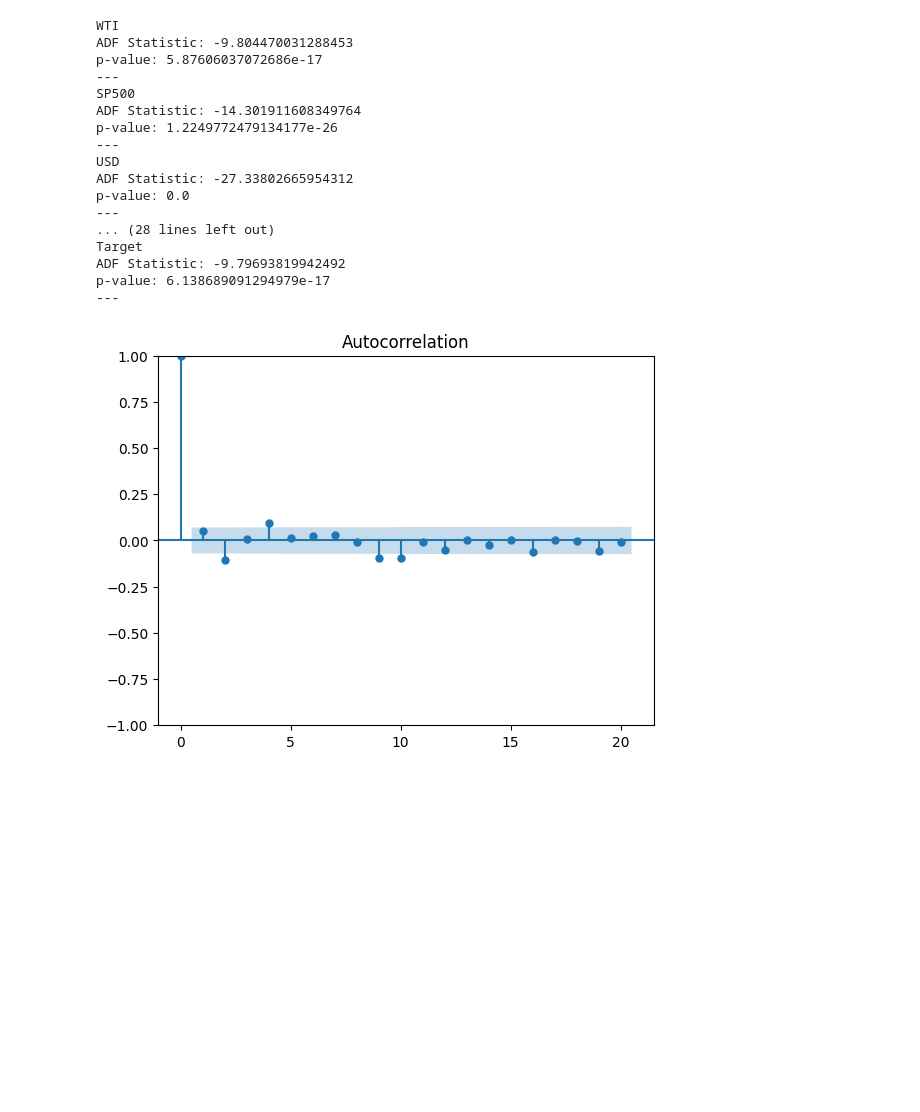
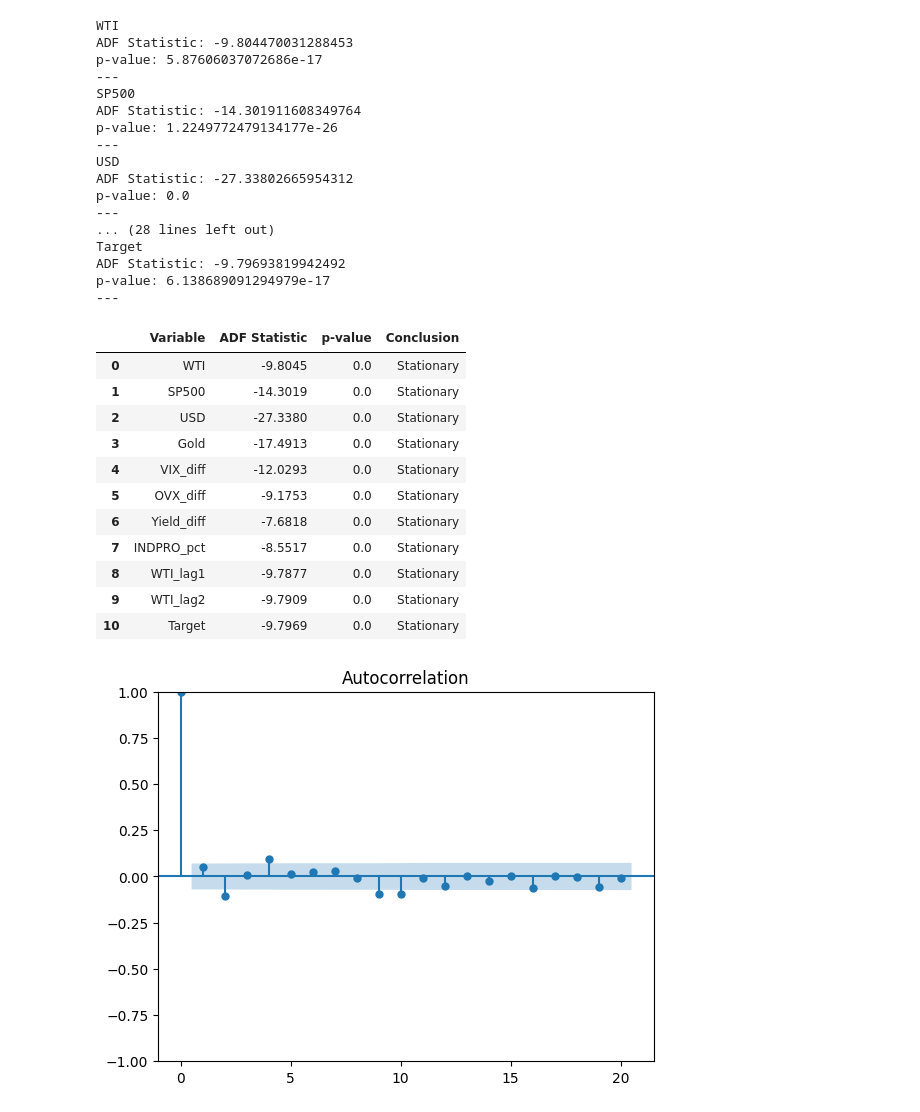
Before and after one commit to Carlson29/Crude-Oil-Prices-Model, a Jupyter notebook: code Files/oil_prediction.ipynb, the cells around one changed output. Drawn from its saved outputs; the diff is of its cells as text; code cells hidden in the pictures; blank space fills up the shorter version.

Commit message:
adding well formatted table for ADF statistics

```diff
--- a/code Files/oil_prediction.ipynb
+++ b/code Files/oil_prediction.ipynb
@@ -665,6 +665,37 @@ Target
 ADF Statistic: -9.79693819942492
 p-value: 6.138689091294979e-17
 ---
+# %%
+results = []
+
+for col in model_data.columns:
+    result = adfuller(model_data[col].dropna())
+
+    results.append({
+        'Variable': col,
+        'ADF Statistic': round(result[0], 4),
+        'p-value': round(result[1], 4),
+        'Conclusion': 'Stationary' if result[1] < 0.05 else 'Non-stationary'
+    })
+
+# Convert to DataFrame
+adf_table = pd.DataFrame(results)
+
+# Display nicely
+adf_table
+# %% [output]
+|  | Variable | ADF Statistic | p-value | Conclusion |
+| 0 | WTI | -9.8045 | 0.0 | Stationary |
+| 1 | SP500 | -14.3019 | 0.0 | Stationary |
+| 2 | USD | -27.3380 | 0.0 | Stationary |
+| 3 | Gold | -17.4913 | 0.0 | Stationary |
+| 4 | VIX_diff | -12.0293 | 0.0 | Stationary |
+| 5 | OVX_diff | -9.1753 | 0.0 | Stationary |
+| 6 | Yield_diff | -7.6818 | 0.0 | Stationary |
+| 7 | INDPRO_pct | -8.5517 | 0.0 | Stationary |
+| 8 | WTI_lag1 | -9.7877 | 0.0 | Stationary |
+| 9 | WTI_lag2 | -9.7909 | 0.0 | Stationary |
+| 10 | Target | -9.7969 | 0.0 | Stationary |
 # %%
 from statsmodels.graphics.tsaplots import plot_acf, plot_pacf
 
```
